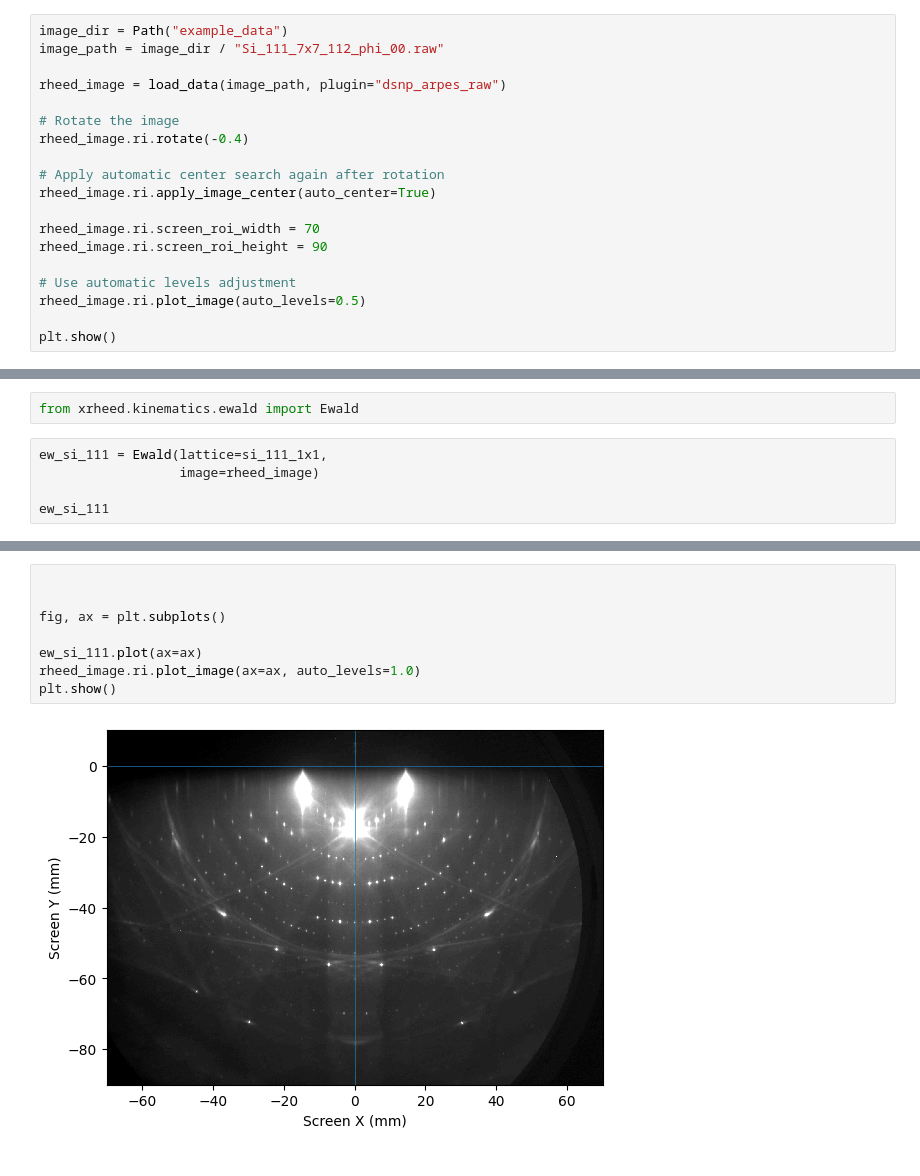
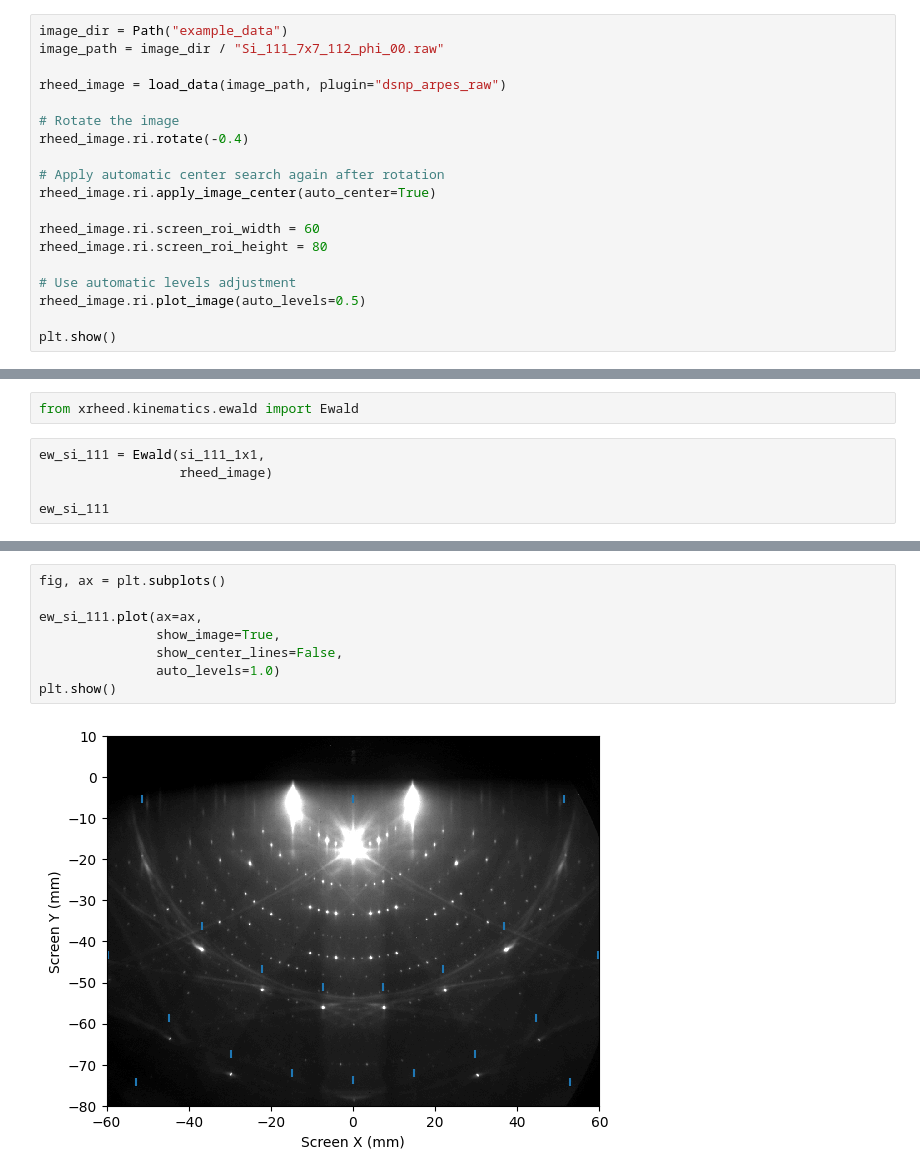
Before and after one commit to mkopciuszynski/xrheed, a Jupyter notebook: docs/source/notebooks/ewald_construction.ipynb, the cells around one changed output, grey strips where cells are left out. Saved outputs shown, nothing was run; the diff lists cells and outputs as text.

Commit message:
📝Ewald construction notebook finished

```diff
--- a/docs/source/notebooks/ewald_construction.ipynb
+++ b/docs/source/notebooks/ewald_construction.ipynb
@@ -29,8 +29,8 @@ rheed_image.ri.rotate(-0.4)
 # Apply automatic center search again after rotation
 rheed_image.ri.apply_image_center(auto_center=True)
 
-rheed_image.ri.screen_roi_width = 70
-rheed_image.ri.screen_roi_height = 90
+rheed_image.ri.screen_roi_width = 60
+rheed_image.ri.screen_roi_height = 80
 
 # Use automatic levels adjustment
 rheed_image.ri.plot_image(auto_levels=0.5)
@@ -106,8 +145,8 @@ Please note that, `Ewald` object creates a separate lattice for it's own purpose
 # %%
 from xrheed.kinematics.ewald import Ewald
 # %%
-ew_si_111 = Ewald(lattice=si_111_1x1,
-                  image=rheed_image)
+ew_si_111 = Ewald(si_111_1x1,
+                  rheed_image)
 
 ew_si_111
 # %% [output]
@@ -135,10 +177,10 @@ AttributeError: 'Ewald' object has no attribute 'py'
 # %%
-
-
 fig, ax = plt.subplots()
 
-ew_si_111.plot(ax=ax)
-rheed_image.ri.plot_image(ax=ax, auto_levels=1.0)
+ew_si_111.plot(ax=ax,
+               show_image=True,
+               show_center_lines=False,
+               auto_levels=1.0)
 plt.show()
 # %% [output]
-[figure, old version]
+[figure, new version]
```
Also changed, not shown: parts of 18 cells of this notebook.
